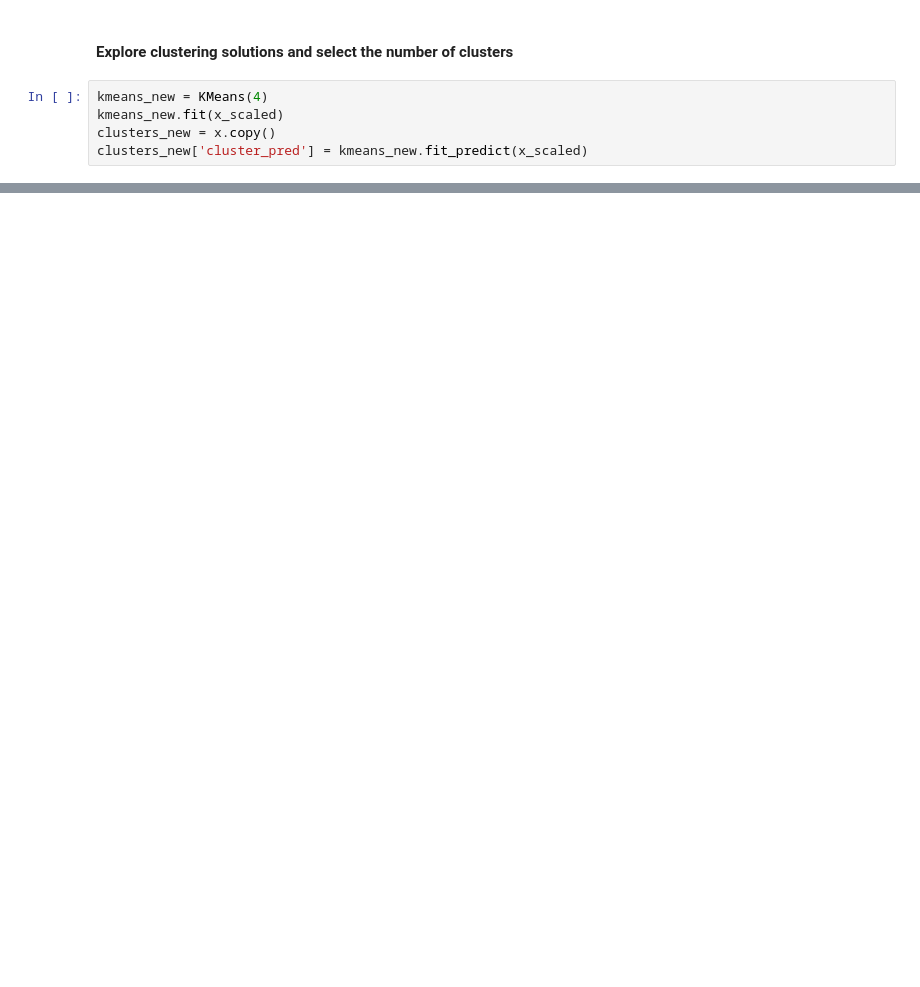
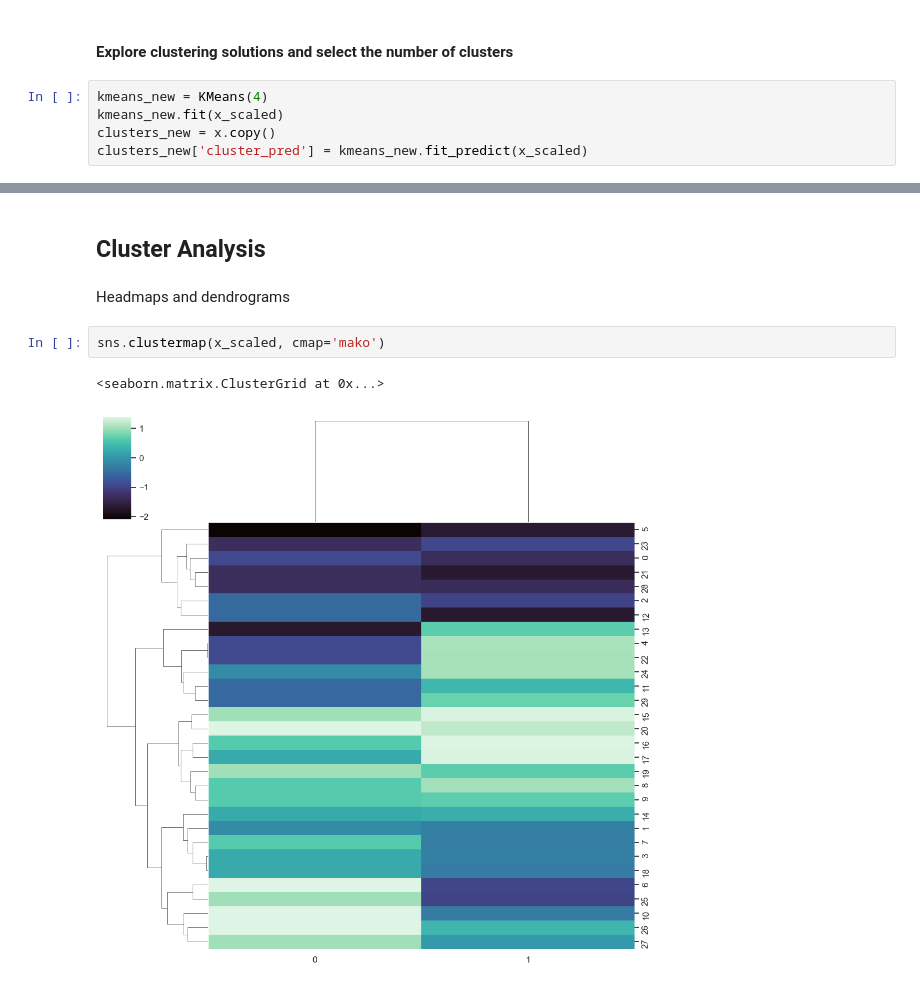
Before and after one commit to manuel22fuele/DC_Codes, a Jupyter notebook: Market segmentation with Cluster Analysis Part1.ipynb, the cells around one changed output, grey strips where cells are left out. Saved outputs shown, nothing was run; the diff lists cells and outputs as text; blank space fills up the shorter version.

```diff
--- a/Market segmentation with Cluster Analysis Part1.ipynb
+++ b/Market segmentation with Cluster Analysis Part1.ipynb
@@ -151,0 +152,9 @@ Text(0, 0.5, 'Loyalty')
+# %% [markdown]
+## Cluster Analysis
+# %% [markdown]
+Headmaps and dendrograms
+# %%
+sns.clustermap(x_scaled, cmap='mako')
+# %% [output]
+<seaborn.matrix.ClusterGrid at 0x...>
+[figure, added]
```
Also changed, not shown: parts of 5 cells of this notebook, 2 other files.
